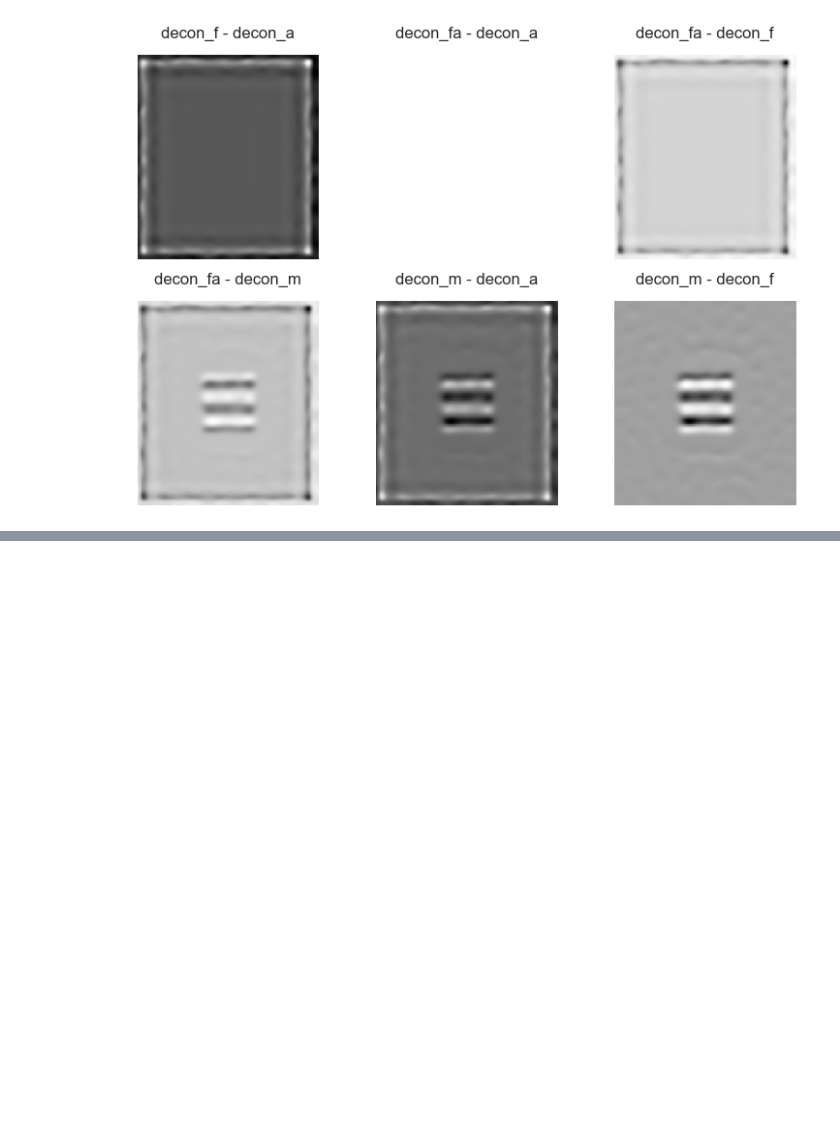
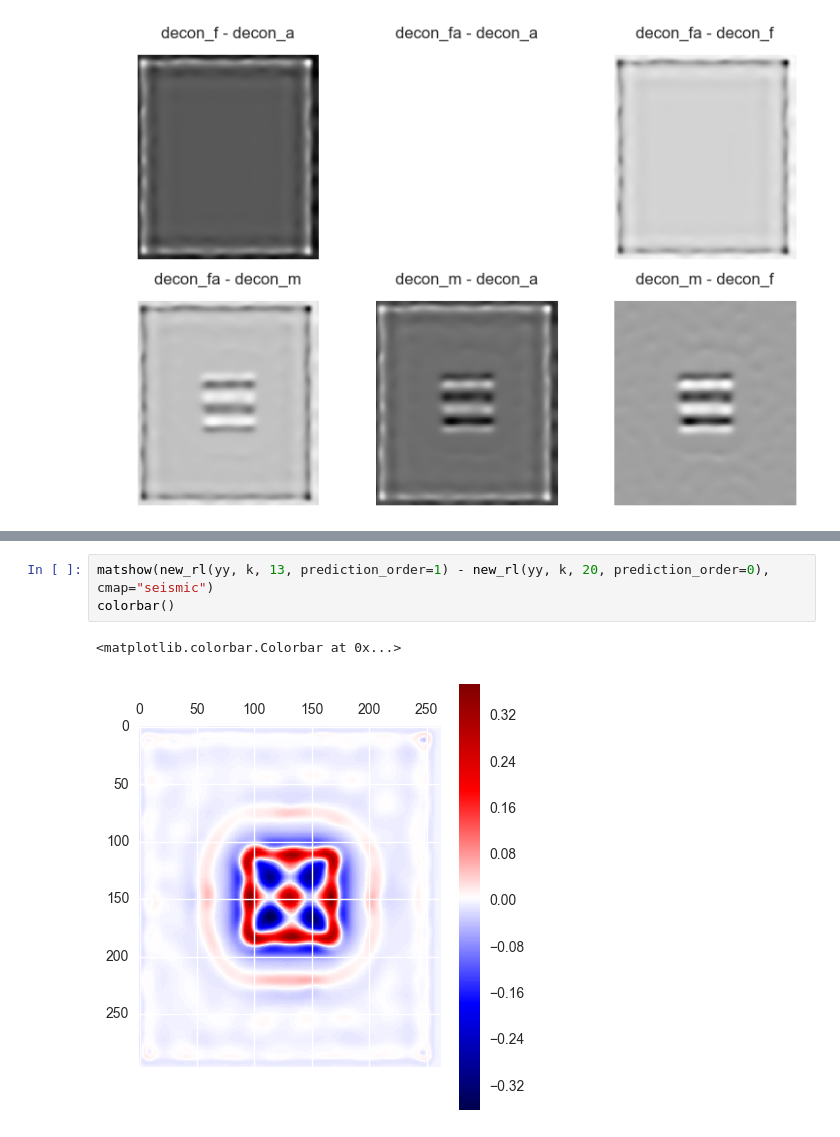
Before and after one commit to david-hoffman/pydecon, a Jupyter notebook: notebooks/RL Development Notebook.ipynb, the cells around one changed output, grey strips where cells are left out. Cells and saved outputs as stored; diff of their text form; blank space fills up the shorter version.

```diff
--- a/notebooks/RL Development Notebook.ipynb
+++ b/notebooks/RL Development Notebook.ipynb
@@ -356,0 +368,6 @@ display_grid({k1 + " - " + k2:v1-v2 for (k1, v1), (k2, v2) in combinations(d.ite
+# %%
+matshow(new_rl(yy, k, 13, prediction_order=1) - new_rl(yy, k, 20, prediction_order=0), cmap="seismic")
+colorbar()
+# %% [output]
+<matplotlib.colorbar.Colorbar at 0x...>
+[figure, added]
```
Also changed, not shown: parts of 10 cells of this notebook, 1 other file.
